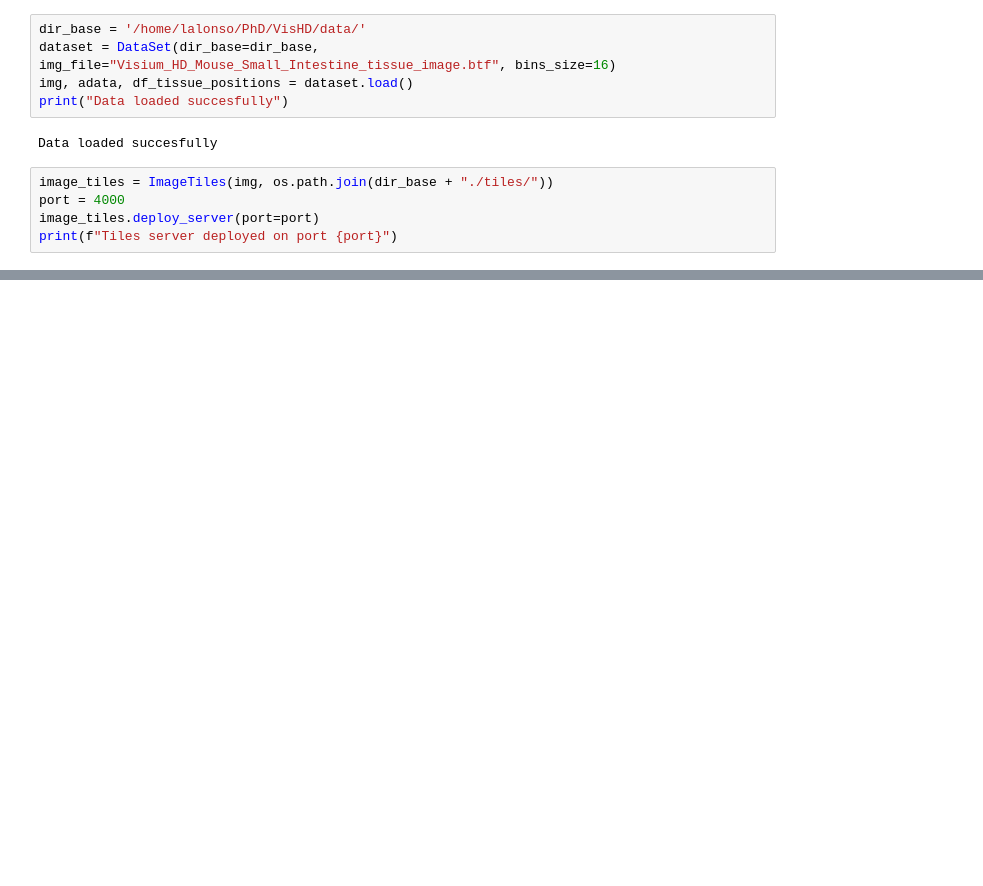
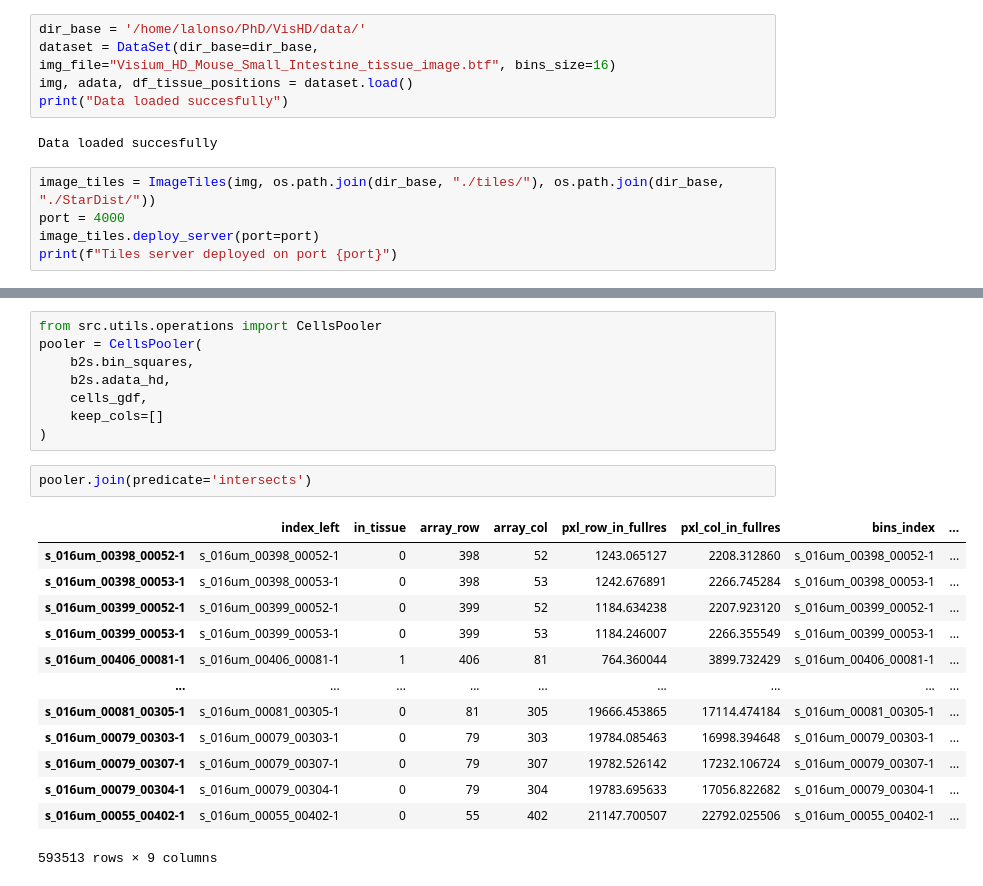
Before and after one commit to LuisAlonsoEsteban/HDViewer, a Jupyter notebook: bokeh_server/test.ipynb, the cells around one changed output, grey strips where cells are left out. Drawn from its saved outputs; the diff is of its cells as text; blank space fills up the shorter version.

```diff
--- a/bokeh_server/test.ipynb
+++ b/bokeh_server/test.ipynb
@@ -35,7 +32,7 @@ print("Data loaded succesfully")
 # %% [output]
 Data loaded succesfully
 # %%
-image_tiles = ImageTiles(img, os.path.join(dir_base + "./tiles/"))
+image_tiles = ImageTiles(img, os.path.join(dir_base, "./tiles/"), os.path.join(dir_base, "./StarDist/"))
 port = 4000
 image_tiles.deploy_server(port=port)
 print(f"Tiles server deployed on port {port}")
@@ -202,0 +93,24 @@ show(p)
+# %%
+from src.utils.operations import CellsPooler
+pooler = CellsPooler(
+    b2s.bin_squares,
+    b2s.adata_hd,
+    cells_gdf,
+    keep_cols=[]
+)
+# %%
+pooler.join(predicate='intersects')
+# %% [output]
+|  | index_left | in_tissue | array_row | array_col | pxl_row_in_fullres | pxl_col_in_fullres | bins_index | ... |
+| s_016um_00398_00052-1 | s_016um_00398_00052-1 | 0 | 398 | 52 | 1243.065127 | 2208.312860 | s_016um_00398_00052-1 | ... |
+| s_016um_00398_00053-1 | s_016um_00398_00053-1 | 0 | 398 | 53 | 1242.676891 | 2266.745284 | s_016um_00398_00053-1 | ... |
+| s_016um_00399_00052-1 | s_016um_00399_00052-1 | 0 | 399 | 52 | 1184.634238 | 2207.923120 | s_016um_00399_00052-1 | ... |
+| s_016um_00399_00053-1 | s_016um_00399_00053-1 | 0 | 399 | 53 | 1184.246007 | 2266.355549 | s_016um_00399_00053-1 | ... |
+| s_016um_00406_00081-1 | s_016um_00406_00081-1 | 1 | 406 | 81 | 764.360044 | 3899.732429 | s_016um_00406_00081-1 | ... |
+| ... | ... | ... | ... | ... | ... | ... | ... | ... |
+| s_016um_00081_00305-1 | s_016um_00081_00305-1 | 0 | 81 | 305 | 19666.453865 | 17114.474184 | s_016um_00081_00305-1 | ... |
+| s_016um_00079_00303-1 | s_016um_00079_00303-1 | 0 | 79 | 303 | 19784.085463 | 16998.394648 | s_016um_00079_00303-1 | ... |
+| s_016um_00079_00307-1 | s_016um_00079_00307-1 | 0 | 79 | 307 | 19782.526142 | 17232.106724 | s_016um_00079_00307-1 | ... |
+| s_016um_00079_00304-1 | s_016um_00079_00304-1 | 0 | 79 | 304 | 19783.695633 | 17056.822682 | s_016um_00079_00304-1 | ... |
+| s_016um_00055_00402-1 | s_016um_00055_00402-1 | 0 | 55 | 402 | 21147.700507 | 22792.025506 | s_016um_00055_00402-1 | ... |
+593513 rows × 9 columns
```
Also changed, not shown: parts of 17 cells of this notebook, 23 other files.
